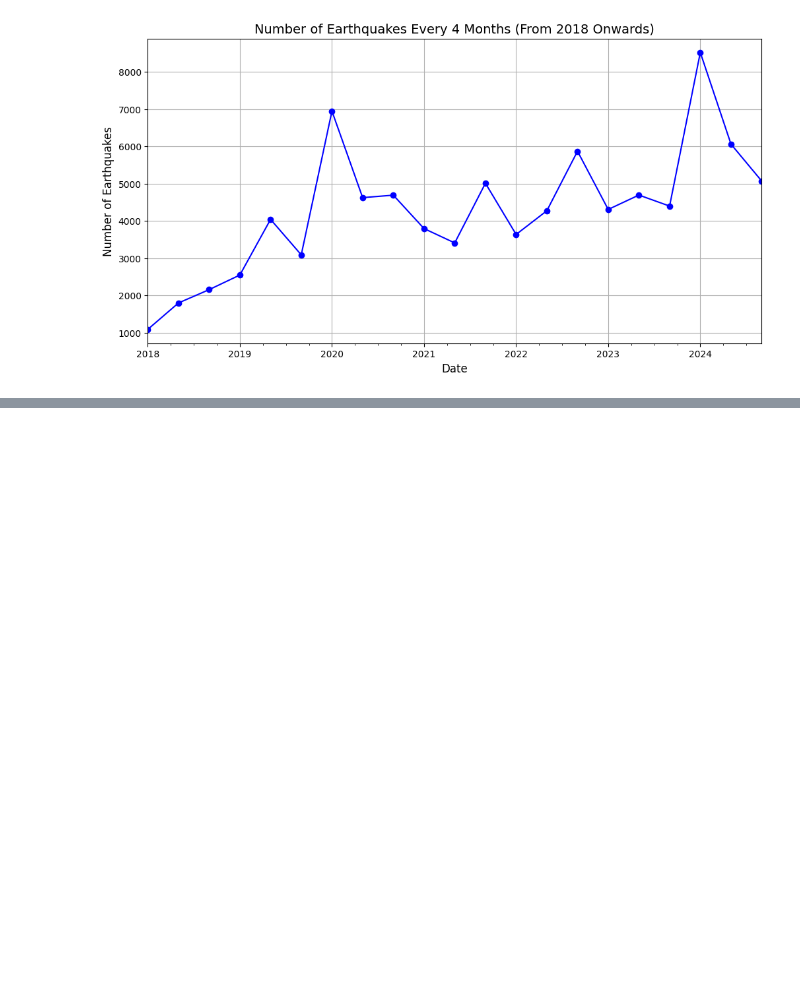
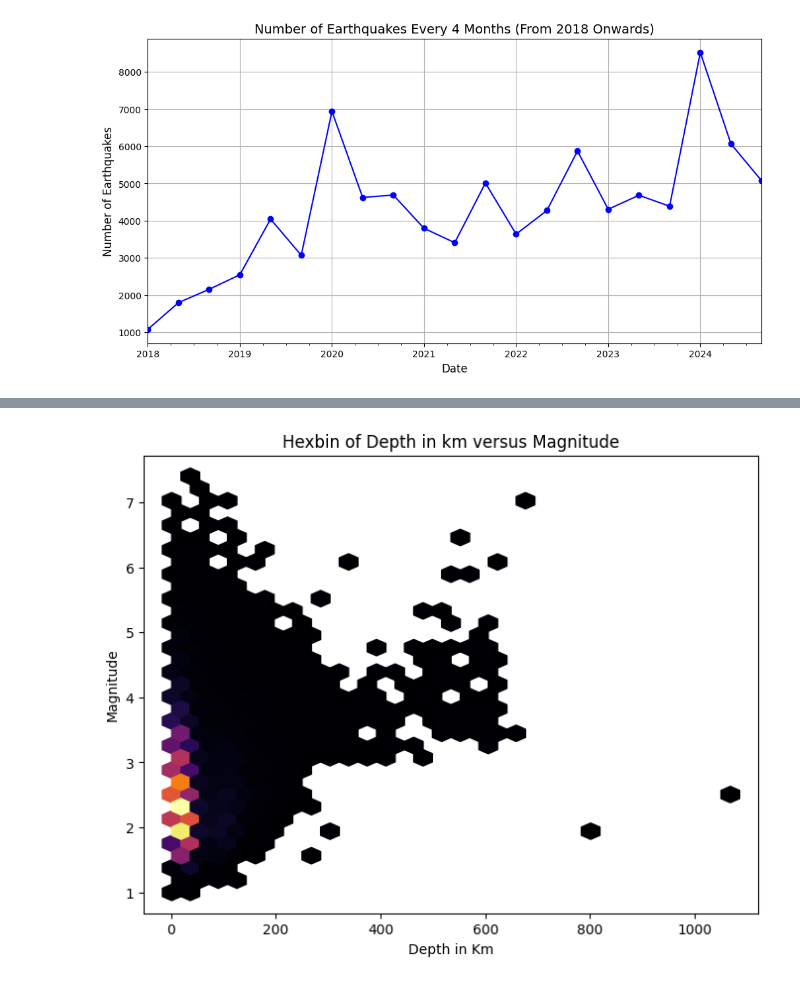
Before and after one commit to rei-naissance/Data-Exploration, a Jupyter notebook: EarthquakesDataSet_DataAnalysis.ipynb, the cells around one changed output, grey strips where cells are left out. Drawn from its saved outputs; the diff is of its cells as text; code cells hidden in the pictures; blank space fills up the shorter version.

```diff
--- a/EarthquakesDataSet_DataAnalysis.ipynb
+++ b/EarthquakesDataSet_DataAnalysis.ipynb
@@ -148,0 +278,13 @@ Freq: 4ME, dtype: int64
+# %%
+# HEXBIN PLOT FOR DEPTH VS MAGNITUDE
+
+plt.figure(figsize=(8, 6))
+plt.hexbin(clean['Depth_In_Km'], clean['Magnitude'], gridsize=30, cmap='inferno', mincnt=1)
+
+plt.xlabel('Depth in Km')
+plt.ylabel('Magnitude')
+plt.title('Hexbin of Depth in km versus Magnitude')
+
+plt.show()
+# %% [output]
+[figure, added]
```
Also changed, not shown: parts of 17 cells of this notebook.
